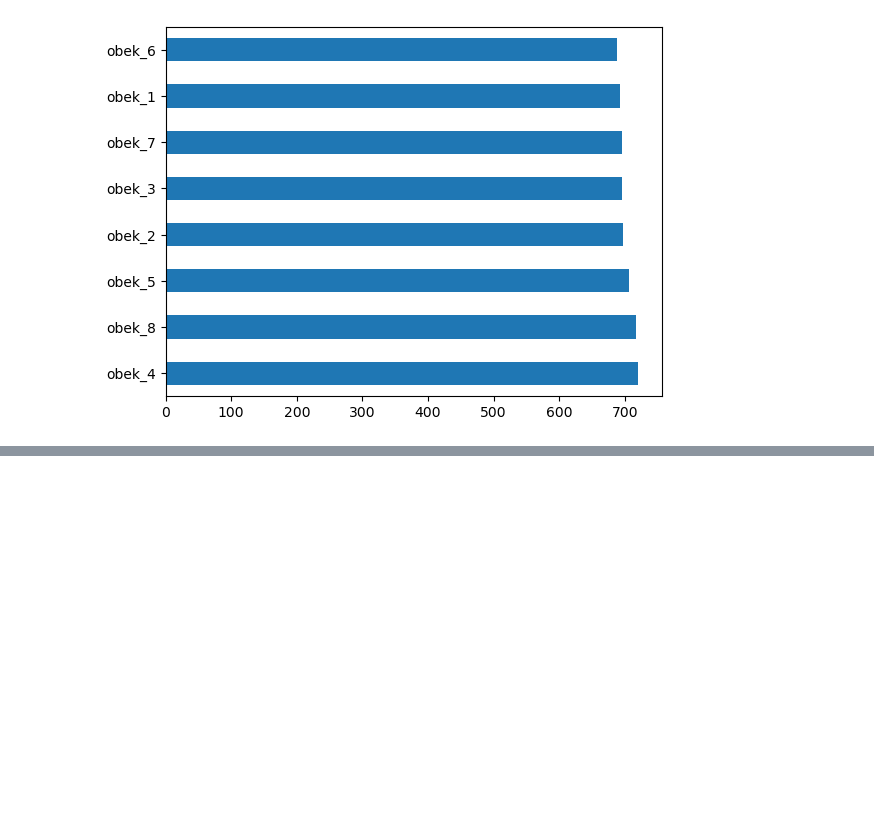
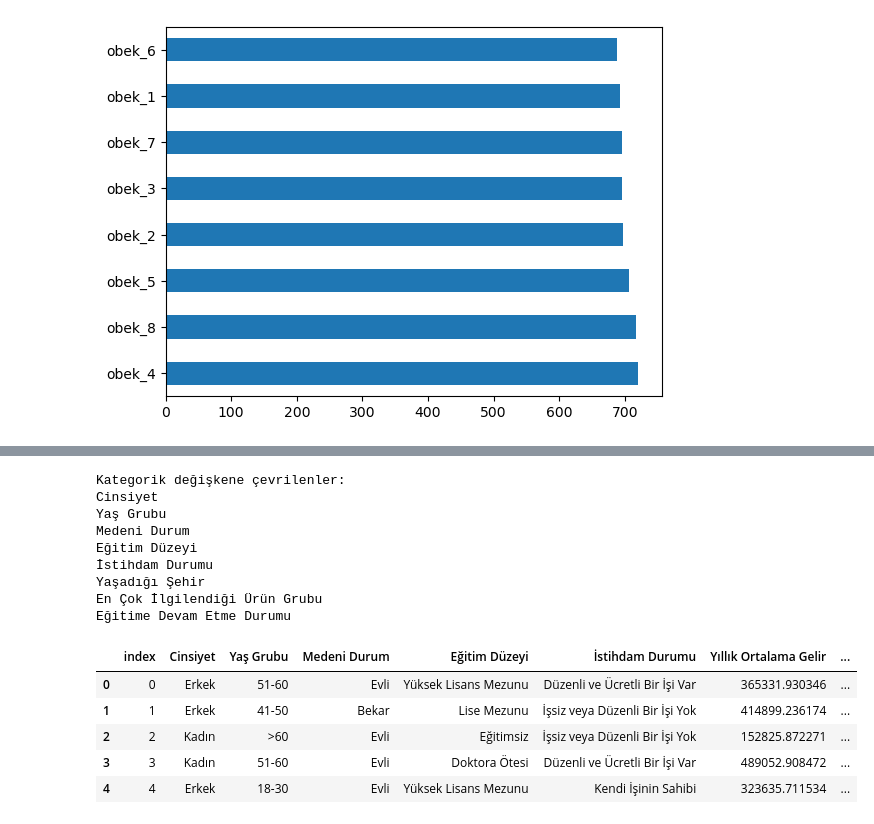
Before and after one commit to lte03/DATATHON2023, a Jupyter notebook: clasification.ipynb, the cells around one changed output, grey strips where cells are left out. Cells and saved outputs as stored; diff of their text form; code cells hidden in the pictures; blank space fills up the shorter version.

```diff
--- a/clasification.ipynb
+++ b/clasification.ipynb
@@ -108,3 +110,6 @@ balanced_data["Öbek İsmi"].value_counts().plot.barh();
 #yola devam
 # %%
 data=balanced_data
+# %%
+x=data.drop("Öbek İsmi",axis=1)
+y=data["Öbek İsmi"]
@@ -111,2 +159,2 @@ data=balanced_data
 # %%
-x=
+x.info()
@@ -112,0 +228,9 @@ x=
+# %%
+dumy_colons = []
+
+
+for column in x.columns:
+    if x[column].dtype == "uint8":
+        dumy_colons.append(column)
+    else:
+        pass
@@ -112,0 +313,48 @@ x=
+# %%
+#dönüştürelecek DataFrame adı -->data
+
+columns_l = list(test_df.columns)
+categorical_columns = []
+
+data=test_df
+
+object_to_category = False  # Önce döngüde herhangi bir değişiklik yapılmadığını varsayalım
+
+for i in columns_l:
+    if data[i].dtype == 'object' or data[i].dtype.name == 'category':
+        categorical_columns.append(i)
+        if data[i].dtype == 'object':
+            object_to_category = True  # En az bir "object" tipinde sütun bulundu
+
+# "object" tipindeki sütunları "category" tipine dönüştürme ve çevrilenleri yazdırma
+for column in categorical_columns:
+    if data[column].dtype == 'object':
+        data[column] = data[column].astype('category')
+
+# Eğer dönüştürme yapıldıysa, çevrilenleri yazdırma
+if object_to_category:
+    print("Kategorik değişkene çevrilenler:")
+    for column in categorical_columns:
+        if data[column].dtype == 'category':
+            print(column)
+else:
+    print("Object tipinde kolon yok.")
+
+test_df=data
+test_df.head()
+# %% [output]
+Kategorik değişkene çevrilenler:
+Cinsiyet
+Yaş Grubu
+Medeni Durum
+Eğitim Düzeyi
+İstihdam Durumu
+Yaşadığı Şehir
+En Çok İlgilendiği Ürün Grubu
+Eğitime Devam Etme Durumu
+|  | index | Cinsiyet | Yaş Grubu | Medeni Durum | Eğitim Düzeyi | İstihdam Durumu | Yıllık Ortalama Gelir | ... |
+| 0 | 0 | Erkek | 51-60 | Evli | Yüksek Lisans Mezunu | Düzenli ve Ücretli Bir İşi Var | 365331.930346 | ... |
+| 1 | 1 | Erkek | 41-50 | Bekar | Lise Mezunu | İşsiz veya Düzenli Bir İşi Yok | 414899.236174 | ... |
+| 2 | 2 | Kadın | >60 | Evli | Eğitimsiz | İşsiz veya Düzenli Bir İşi Yok | 152825.872271 | ... |
+| 3 | 3 | Kadın | 51-60 | Evli | Doktora Ötesi | Düzenli ve Ücretli Bir İşi Var | 489052.908472 | ... |
+| 4 | 4 | Erkek | 18-30 | Evli | Yüksek Lisans Mezunu | Kendi İşinin Sahibi | 323635.711534 | ... |
```
Also changed, not shown: parts of 28 cells of this notebook.
